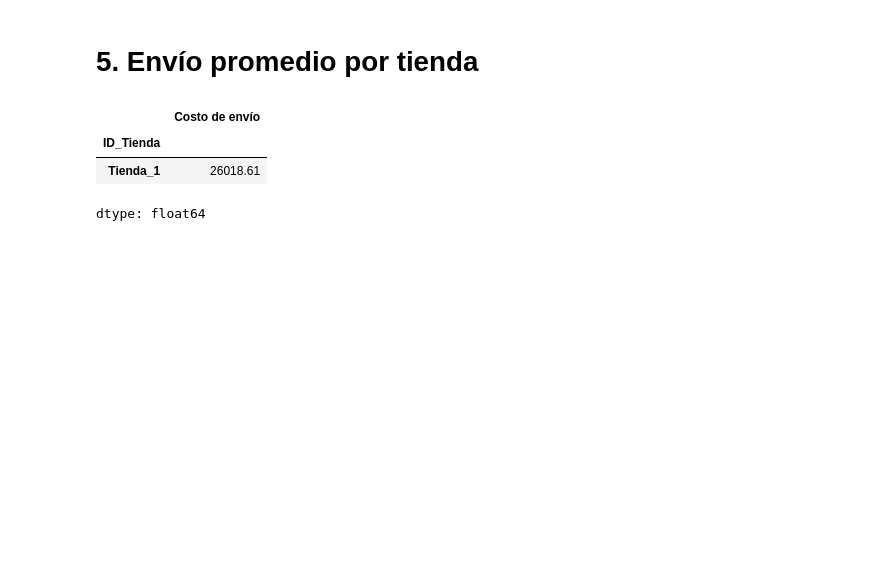
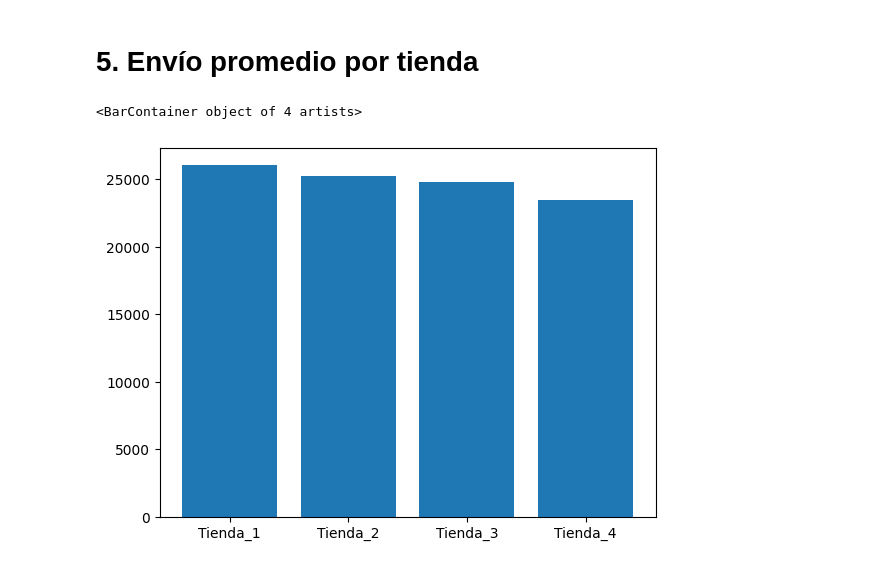
Before and after one commit to JoshDevx/An-lisis-de-Rendimiento---Alura-Store-, a Jupyter notebook: AluraStoreLatam.ipynb, the cells around one changed output. Saved outputs shown, nothing was run; the diff lists cells and outputs as text; code cells hidden in the pictures; blank space fills up the shorter version.

```diff
--- a/AluraStoreLatam.ipynb
+++ b/AluraStoreLatam.ipynb
@@ -228,11 +243,11 @@ productos_menos_vendidos('Tienda_2')
 # %% [markdown]
 # 5. Envío promedio por tienda
-# %%
-promedio_envio_por_tienda = datos_completos[datos_completos['ID_Tienda'] == 'Tienda_1']
-cuenta_envio = promedio_envio_por_tienda.groupby('ID_Tienda')['Costo de envío'].mean()
-cuenta_envio.round(2)
-# %% [output]
-|  | Costo de envío |
-| ID_Tienda |  |
-| Tienda_1 | 26018.61 |
-dtype: float64
+# %%
+#Promedio de envio por tienda
+promedio_envio_tienda = datos_completos.groupby('ID_Tienda')['Costo de envío'].mean()
+nom_tienda = promedio_envio_tienda.index
+promedio_envio = promedio_envio_tienda.values
+plt.bar(nom_tienda,promedio_envio)
+# %% [output]
+<BarContainer object of 4 artists>
+[figure, added]
```
Also changed, not shown: parts of 3 cells of this notebook.
